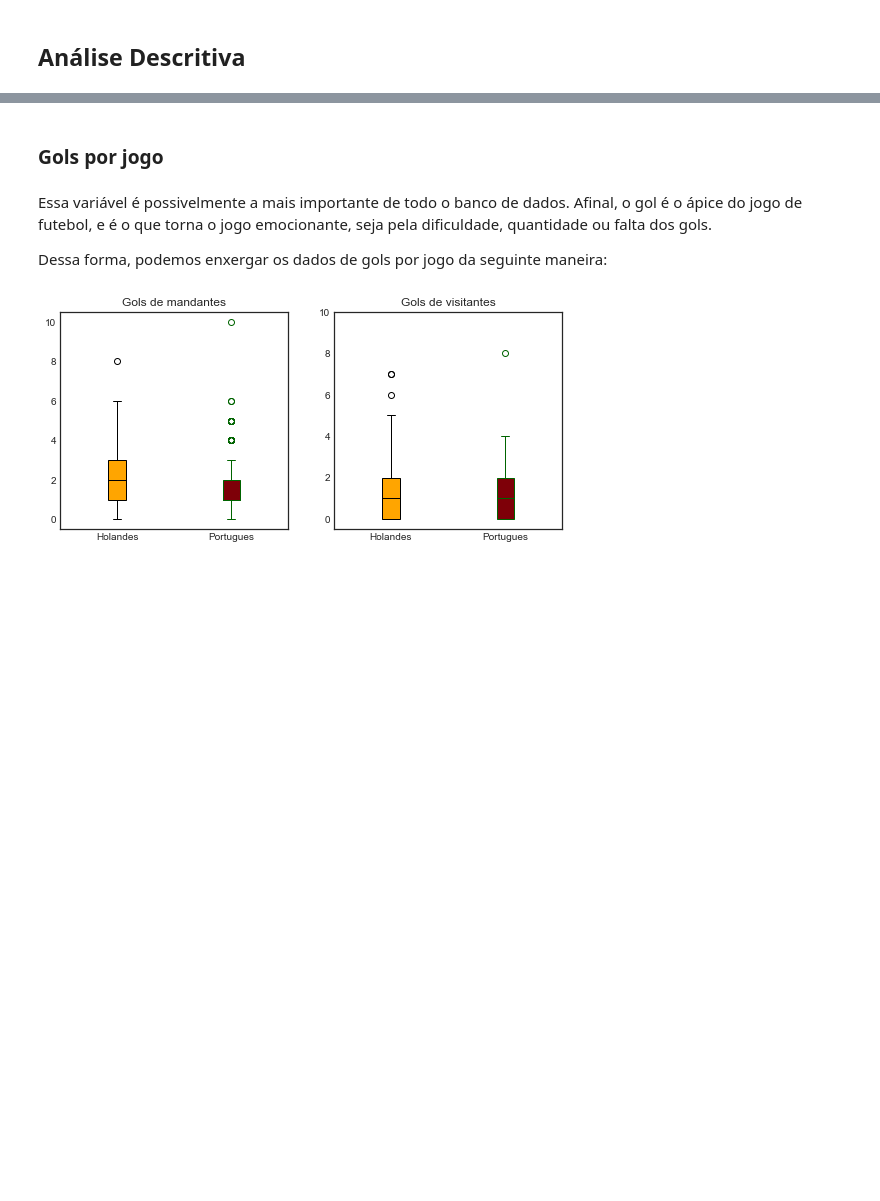
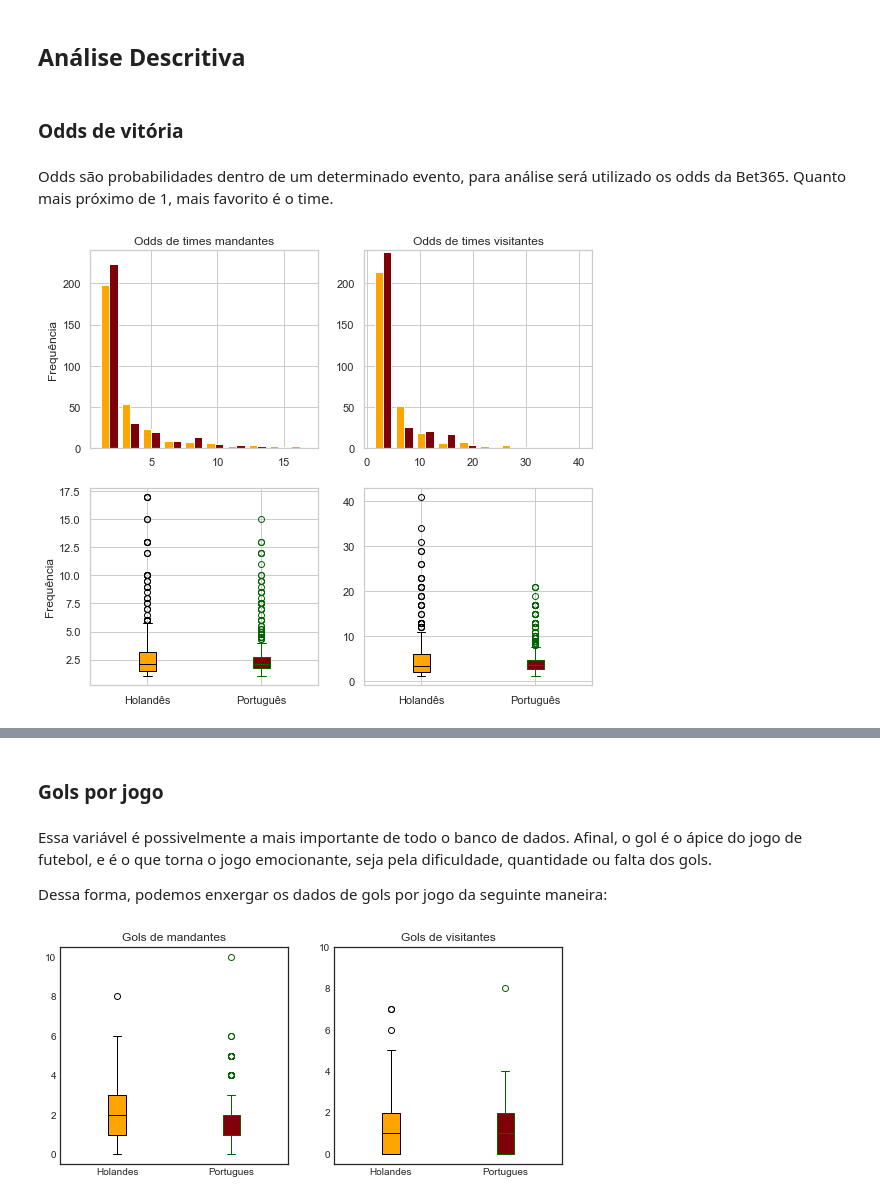
Before and after one commit to RamonMoreiraUnb/ce2Python, a Jupyter notebook: Trabalho CE2.ipynb, the cells around one changed output, grey strips where cells are left out. Cells and saved outputs as stored; diff of their text form; code cells hidden in the pictures; blank space fills up the shorter version.

```diff
--- a/Trabalho CE2.ipynb
+++ b/Trabalho CE2.ipynb
@@ -23,2 +66,59 @@ warnings.filterwarnings("ignore")
 # %% [markdown]
 ## Análise Descritiva
+# %% [markdown]
+### Odds de vitória
+# %% [markdown]
+Odds são probabilidades dentro de um determinado evento, para análise será utilizado os odds da Bet365.
+Quanto mais próximo de 1, mais favorito é o time.
+# %%
+oddH = [holandes.B365H, portugues.B365H]
+oddA = [holandes.B365A, portugues.B365A]
+
+
+
+fig, ((graf1, graf2), (graf3, graf4)) = plt.subplots(nrows = 2, ncols = 2, figsize = (9, 8))
+
+cores = ["orange", "#7E0008"]
+
+graf1.hist(oddH, color = cores)
+graf2.hist(oddA, color = cores)
+
+
+cores = ["orange", "black"]
+
+for i in range(2):
+    graf3.boxplot(oddH[i], patch_artist = True, positions = [i + 1],
+                               boxprops = dict(facecolor = cores[i], color = cores[i + 1]),
+                               capprops = dict(color = cores[i + 1]),
+                               whiskerprops = dict(color = cores[i + 1]),
+                               flierprops = dict(color = cores[i + 1], markeredgecolor = cores[i + 1]),
+                               medianprops = dict(color = cores[i + 1]))
+
+    graf4.boxplot(oddA[i], patch_artist = True, positions = [i + 1],
+                               boxprops = dict(facecolor = cores[i], color = cores[i + 1]),
+                               capprops = dict(color = cores[i + 1]),
+                               whiskerprops = dict(color = cores[i + 1]),
+                               flierprops = dict(color = cores[i + 1], markeredgecolor = cores[i + 1]),
+                               medianprops = dict(color = cores[i + 1]))
+    if i == 0:
+        cores[1] = "#7E0008"
+        cores.append("#006400")
+
+
+graf1.set_title("Odds de times mandantes")
+graf2.set_title("Odds de times visitantes")
+
+graf1.set_ylim(0, 240)
+graf2.set_ylim(0, 240)
+
+graf1.set_ylabel("Frequência")
+graf3.set_ylabel("Frequência")
+
+graf3.set_xticklabels(['Holandês', 'Português'])
+graf4.set_xticklabels(['Holandês', 'Português'])
+
+
+
+plt.show()
+# %% [output]
+[figure, added]
```
Also changed, not shown: parts of 28 cells of this notebook.
